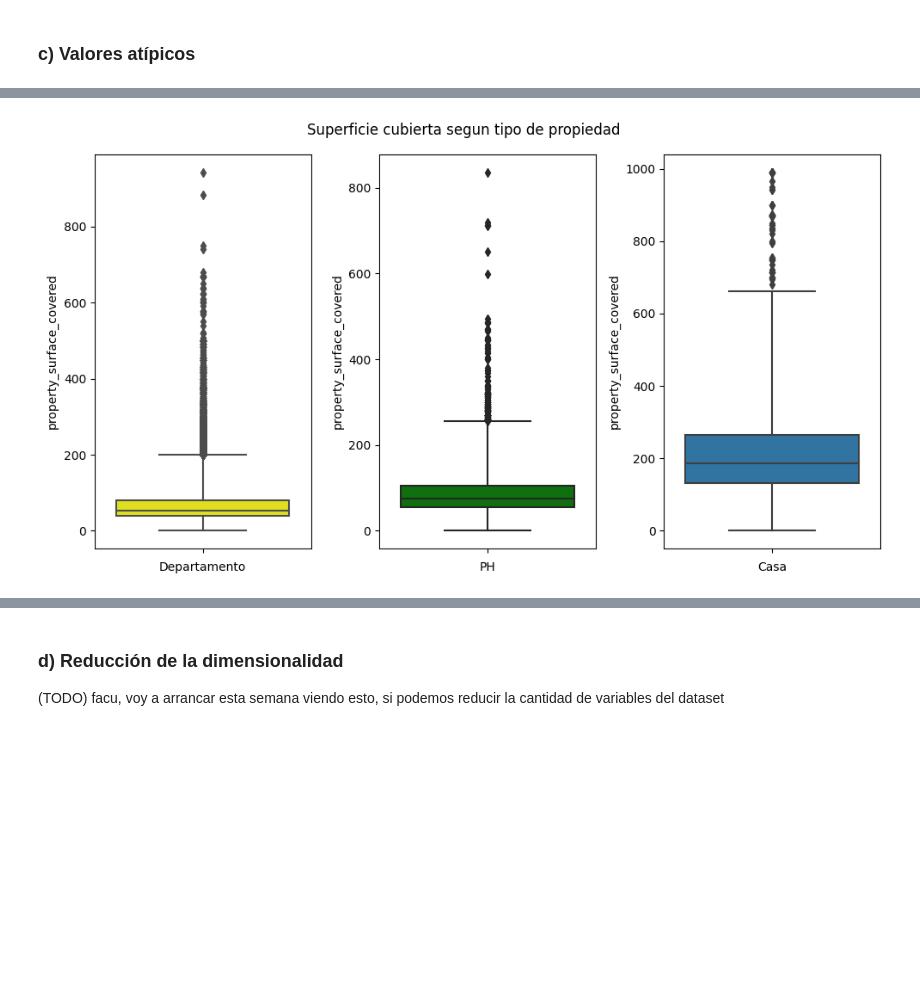
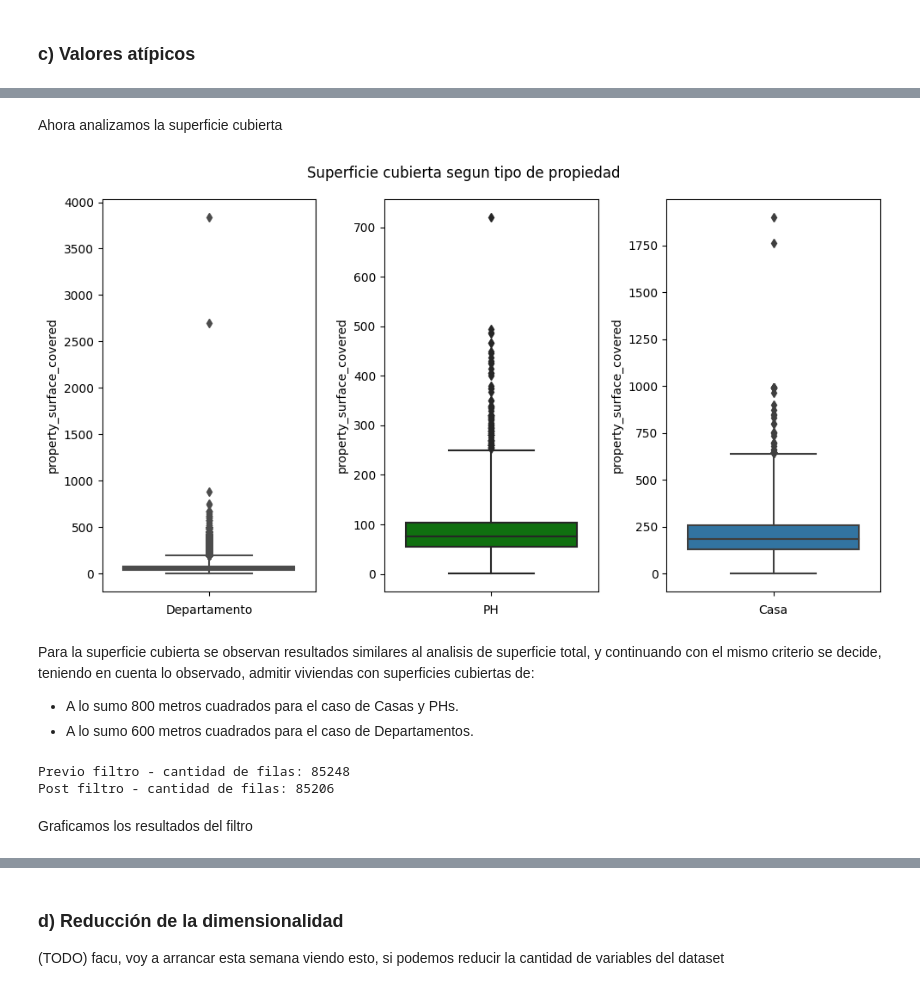
Before and after one commit to MiguelV5/7506-Organizacion_de_datos, a Jupyter notebook: TP1/7506R_2C2022_GRUPO3.ipynb, the cells around one changed output, grey strips where cells are left out. Cells and saved outputs as stored; diff of their text form; code cells hidden in the pictures; blank space fills up the shorter version.

```diff
--- a/TP1/7506R_2C2022_GRUPO3.ipynb
+++ b/TP1/7506R_2C2022_GRUPO3.ipynb
@@ -581,11 +738,4 @@ Entre ellas utilizando:
 # %%
-# NOTA [De miguel]: Persisten muchos outliers con rooms aprox > 10 a 15. Tener en cuenta que se intentó arreglar con el parametro whis,
-# el cual extiende los maximos y minimos (los bordes del boxplot) hasta un factor de los cuartiles. Por defecto está definido
-# como 1.5, lo modifiqué a 3 pero aún siguen quedando muchos valores por fuera del rango.
-# Creo que tiene que ver con lo mismo que le viene pasando a la distancia de Mahanalobis de más adelante
-
-plt.rcParams["figure.figsize"] = [10.00, 5.50]
-plt.rcParams["figure.autolayout"] = True
 fig, ax = plt.subplots(1,3)
 fig.suptitle('Cantidad de ambientes segun tipo de propiedad')
 
@@ -604,6 +754,5 @@ sns.boxplot(y='property_rooms',data=ds_properati[properties_with_PH_type_cond],
 plt.sca(ax[2])
 plt.xticks(rotation=45)
 
-
 fig.show()
 # %% [output]
@@ -617,8 +819,4 @@ fig.show()
 # %%
-# Nota: mismo problema que la celda de codigo anterior
-
-plt.rcParams["figure.figsize"] = [10.00, 5.50]
-plt.rcParams["figure.autolayout"] = True
 fig, ax = plt.subplots(1,3)
 fig.suptitle('Cantidad de dormitorios segun tipo de propiedad')
 
@@ -637,6 +835,5 @@ sns.boxplot(y='property_bedrooms',data=ds_properati[properties_with_PH_type_cond
 plt.sca(ax[2])
 plt.xticks(rotation=45)
 
-
 fig.show()
 # %% [output]
@@ -681,0 +936,13 @@ fig.show()
+# %%
+print("Previo filtro - cantidad de filas: %d" % ds_properati.shape[0])
+ds_properati.drop(
+    ds_properati[(ds_properati['property_type']  == 'Casa') & (ds_properati["property_surface_total"] > 2000)].index
+    , inplace= True)
+ds_properati.drop(
+    ds_properati[(ds_properati['property_type']  == 'PH') & (ds_properati["property_surface_total"] > 2000)].index
+    , inplace= True)
+ds_properati.drop(
+    ds_properati[(ds_properati['property_type']  == 'Departamento') & (ds_properati["property_surface_total"] > 1000)].index
+        , inplace= True)
+
+print("Post filtro - cantidad de filas: %d" % ds_properati.shape[0])
@@ -682,34 +978,46 @@ fig.show()
+# %% [markdown]
+Ahora analizamos la superficie cubierta
 # %%
-# muchos ouliers
-# lo normal maximo es 450 m^2 (aprox)
-# (Con los graficos pegados):
-# Con todos los valores:
-# sns.boxplot(x='property_type', y='property_surface_covered', data=ds_properati)
-# Con valores filtrados:
-# sns.boxplot(x='property_type', y='property_surface_covered',data=ds_properati[ds_properati['property_surface_covered']<600])
-
-# (Con los graficos separados y con los datos filtrados):
-plt.rcParams["figure.figsize"] = [10.00, 5.50]
-plt.rcParams["figure.autolayout"] = True
 fig, ax = plt.subplots(1,3)
 fig.suptitle('Superficie cubierta segun tipo de propiedad')
 
-properties_with_house_type_cond = (ds_properati['property_type']  == 'Casa') & (ds_properati['property_surface_covered']<1000)
+properties_with_house_type_cond = (ds_properati['property_type']  == 'Casa') # & (ds_properati['property_surface_covered']<1000)
 sns.boxplot(y='property_surface_covered',data=ds_properati[properties_with_house_type_cond], whis=3).set(xlabel='Casa')
 plt.sca(ax[0])
 plt.xticks(rotation=45)
 
-properties_with_dept_type_cond = (ds_properati['property_type']  == 'Departamento') & (ds_properati['property_surface_covered']<1000)
+properties_with_dept_type_cond = (ds_properati['property_type']  == 'Departamento') # & (ds_properati['property_surface_covered']<1000)
 sns.boxplot(y='property_surface_covered',data=ds_properati[properties_with_dept_type_cond], whis=3, color='yellow').set(xlabel='Departamento')
 plt.sca(ax[1])
 plt.xticks(rotation=45)
 
-properties_with_PH_type_cond = (ds_properati['property_type']  == 'PH') & (ds_properati['property_surface_covered']<1000)
+properties_with_PH_type_cond = (ds_properati['property_type']  == 'PH') # & (ds_properati['property_surface_covered']<1000)
 sns.boxplot(y='property_surface_covered',data=ds_properati[properties_with_PH_type_cond], whis=3, color='green').set(xlabel='PH')
 plt.sca(ax[2])
 plt.xticks(rotation=45)
 
-
 fig.show()
 # %% [output]
-[figure, old version]
+[figure, new version]
+# %% [markdown]
+Para la superficie cubierta se observan resultados similares al analisis de superficie total, y continuando con el mismo criterio se decide, teniendo en cuenta lo observado, admitir viviendas con superficies cubiertas de:
+- A lo sumo 800 metros cuadrados para el caso de Casas y PHs.
+- A lo sumo 600 metros cuadrados para el caso de Departamentos.
+# %%
+print("Previo filtro - cantidad de filas: %d" % ds_properati.shape[0])
+ds_properati.drop(
+    ds_properati[(ds_properati['property_type']  == 'Casa') & (ds_properati["property_surface_covered"] > 800)].index
+    , inplace= True)
+ds_properati.drop(
+    ds_properati[(ds_properati['property_type']  == 'PH') & (ds_properati["property_surface_covered"] > 800)].index
+    , inplace= True)
+ds_properati.drop(
+    ds_properati[(ds_properati['property_type']  == 'Departamento') & (ds_properati["property_surface_covered"] > 600)].index
+        , inplace= True)
+
+print("Post filtro - cantidad de filas: %d" % ds_properati.shape[0])
+# %% [output]
+Previo filtro - cantidad de filas: 85248
+Post filtro - cantidad de filas: 85206
+# %% [markdown]
+Graficamos los resultados del filtro
```
Also changed, not shown: parts of 62 cells of this notebook.
